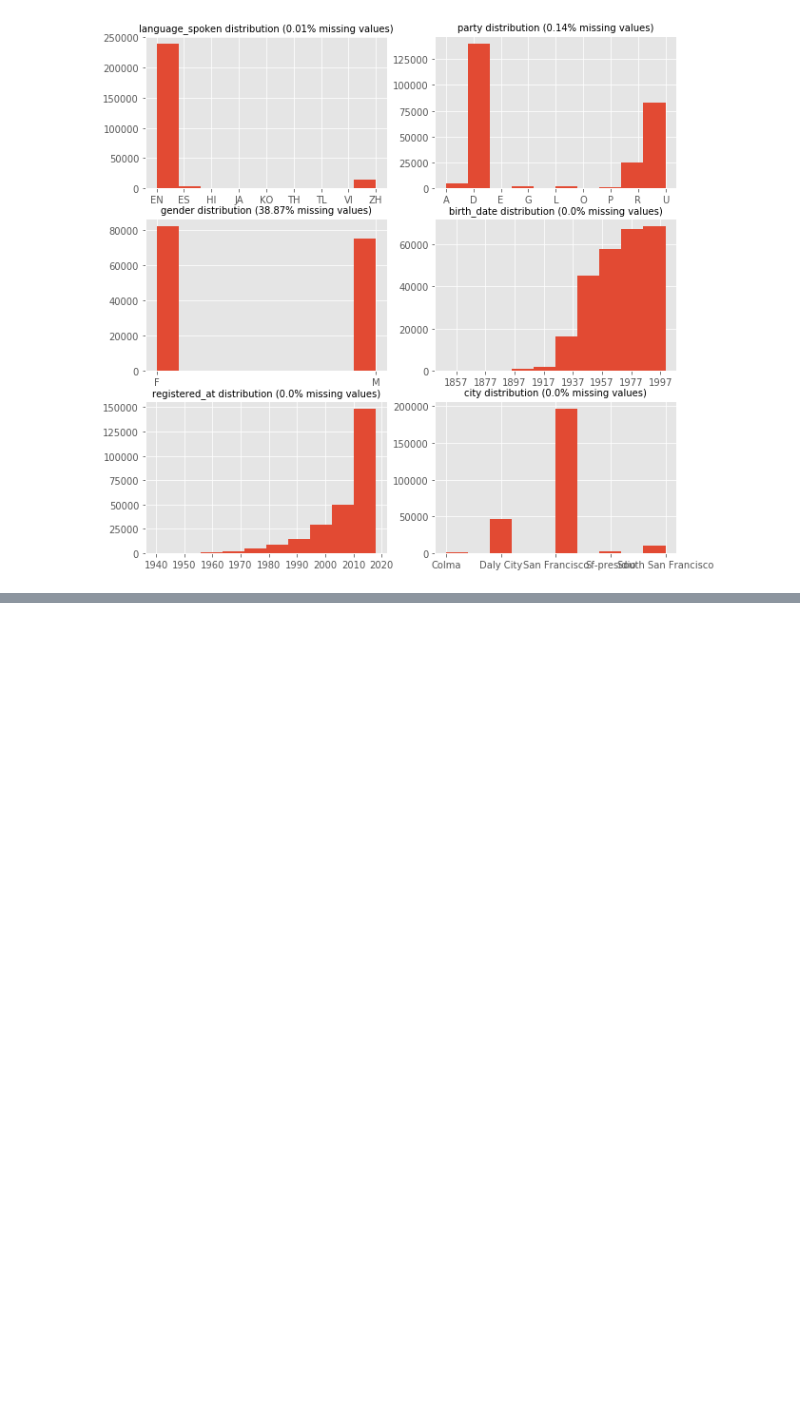
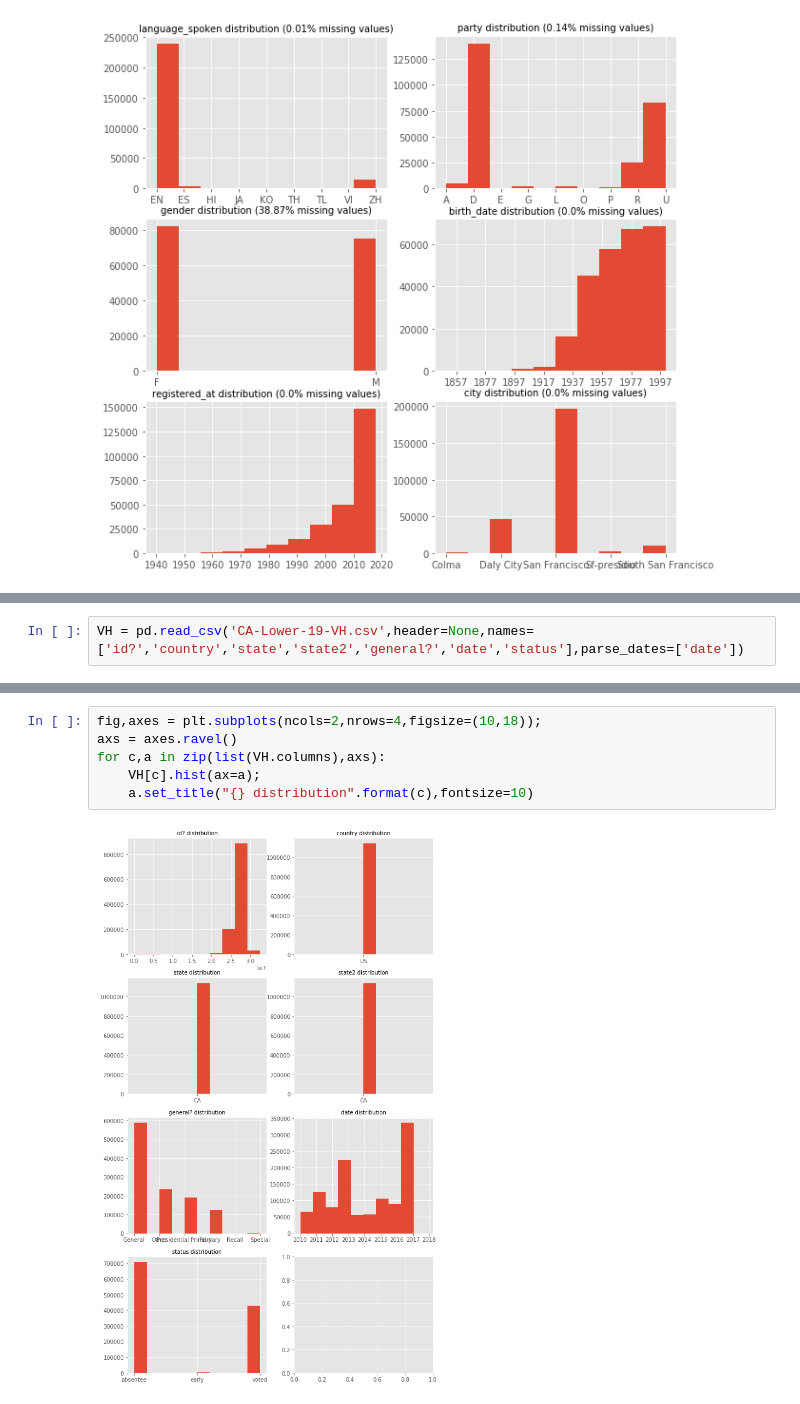
Before and after one commit to liyouzhang/Voters_profiles, a Jupyter notebook: VF.ipynb, the cells around one changed output, grey strips where cells are left out. Drawn from its saved outputs; the diff is of its cells as text; blank space fills up the shorter version.

```diff
--- a/VF.ipynb
+++ b/VF.ipynb
@@ -223,0 +259,2 @@ KeyError: 'nbec_precint_code?'
+# %%
+VH = pd.read_csv('CA-Lower-19-VH.csv',header=None,names=['id?','country','state','state2','general?','date','status'],parse_dates=['date'])
@@ -223,0 +282,8 @@ KeyError: 'nbec_precint_code?'
+# %%
+fig,axes = plt.subplots(ncols=2,nrows=4,figsize=(10,18));
+axs = axes.ravel()
+for c,a in zip(list(VH.columns),axs):
+    VH[c].hist(ax=a);
+    a.set_title("{} distribution".format(c),fontsize=10)
+# %% [output]
+[figure, added]
```
Also changed, not shown: parts of 20 cells of this notebook.
